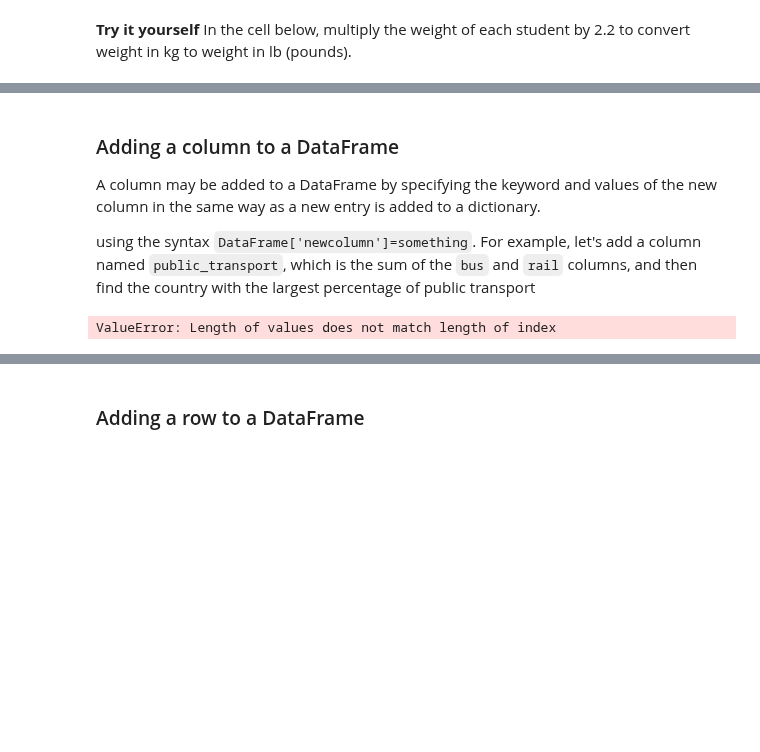
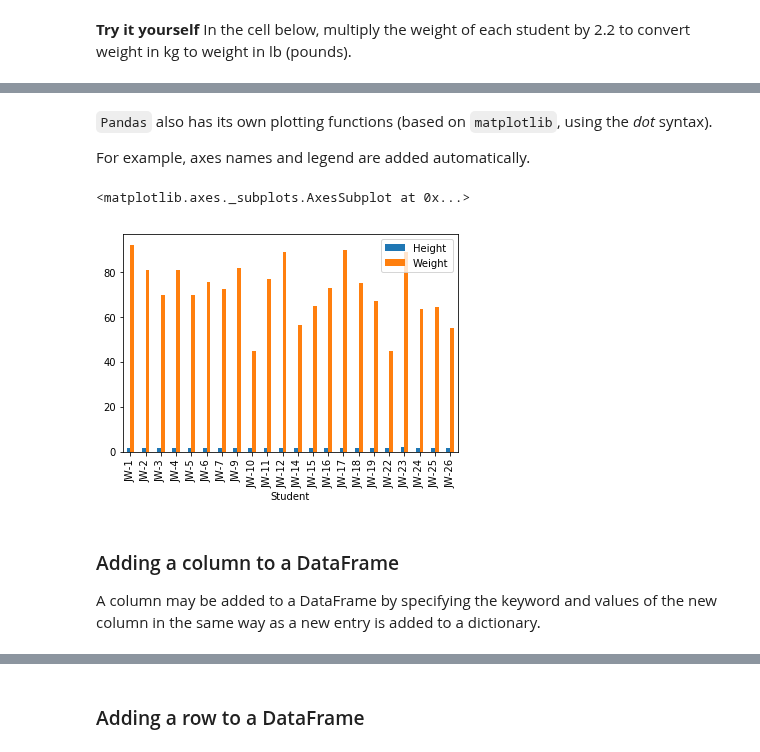
Before and after one commit to hphilamore/ILAS_python, a Jupyter notebook: 9_Input_and_Output.ipynb, the cells around one changed output, grey strips where cells are left out. Drawn from its saved outputs; the diff is of its cells as text; code cells hidden in the pictures; blank space fills up the shorter version.

```diff
--- a/9_Input_and_Output.ipynb
+++ b/9_Input_and_Output.ipynb
@@ -958,28 +1029,12 @@ Name: Weight, dtype: float64
+# %% [markdown]
+`Pandas` also has its own plotting functions (based on `matplotlib`, using the *dot* syntax).
+
+For example, axes names and legend are added automatically.
+# %%
+students.plot(kind="bar")
+# %% [output]
+<matplotlib.axes._subplots.AxesSubplot at 0x...>
+[figure, added]
 # %% [markdown]
 ### Adding a column to a DataFrame
 A column may be added to a DataFrame by specifying the keyword and values of the new column in the same way as a new entry is added to a dictionary.
-
-using the syntax `DataFrame['newcolumn']=something`. For example, let's add a column named `public_transport`, which is the sum of the `bus` and `rail` columns, and then find the country with the largest percentage of public transport
-# %%
-students['VO2max']= [39.3, 35.5, 29.1, 39.3, 35.5, 29.1, 39.3, 35.5, 29.1, 39.3, 35.5, 29.1, 39.3, 35.5, 29.1, 39.3, 35.5, 29.1, 39.3, 35.5, 29.1, 39.3, 35.5, 29.1, 35.5, 29.1]
-#    45.5
-#    -
-#   32.3
-#      30.1
-#     48.8
-#    37.7
-#    26.0
-#    35.7
-#    29.9
-#    40.2
-#      -
-#    33.5
-#    30.9
-#   -
-#    -
-#     28.0
-#   39.
-
-#https://scipython.com/book/chapter-6-numpy/examples/using-numpys-loadtxt-method/
-# %% [output]
-ValueError: Length of values does not match length of index
```
Also changed, not shown: parts of 62 cells of this notebook, 4 other files.
